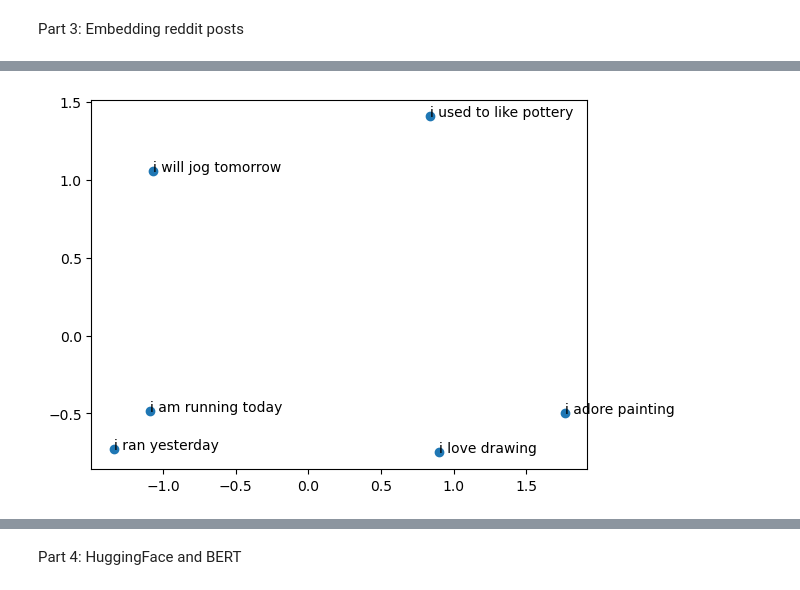
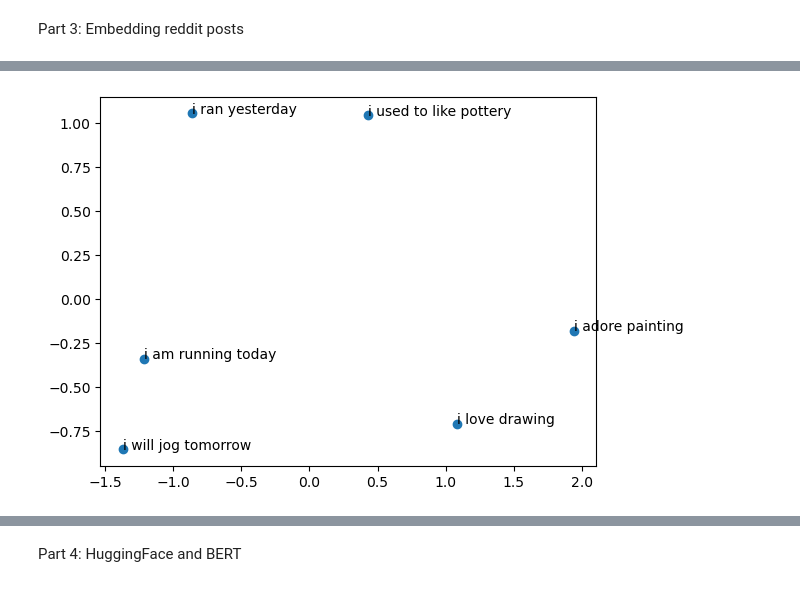
Before and after one commit to Deaygo24/project3-embeddings, a Jupyter notebook: project-3.ipynb, the cells around one changed output, grey strips where cells are left out. Drawn from its saved outputs; the diff is of its cells as text; code cells hidden in the pictures.

```diff
--- a/project-3.ipynb
+++ b/project-3.ipynb
@@ -285,32 +285,32 @@ print(bow_df)
 # %%
 #here is a function to calculate the average embedding of a cleaned document
 import numpy as np
 #we can sum together all the embeddings to get a representation of all the concepts expressed in the document
-def avg_embedding(sentence, model):
+def avg_embedding(sentence, twitter_model):
     words=sentence.split()
-    embeddings=[model[word] for word in words if word in model]
+    embeddings=[twitter_model[word] for word in words if word in twitter_model]
     return np.mean(embeddings, axis=0)
 
 sentences=["i am running today", "i will jog tomorrow", "i ran yesterday", "i love drawing", "i adore painting", "i used to like pottery"]
 
 #we can then calculate the average embedding of each sentence
 
-avg_embeddings=[avg_embedding(sentence, model) for sentence in sentences]
+avg_embeddings=[avg_embedding(sentence, twitter_model) for sentence in sentences]
 
 #we can then plot the pca of these embeddings
 
 pca=PCA(n_components=2)
 
 X_pca=pca.fit_transform(avg_embeddings)
 
 plt.scatter(X_pca[:,0],X_pca[:,1])
 
 for i, sentence in enumerate(sentences):
     plt.annotate(sentence, (X_pca[i,0],X_pca[i,1]))
 
 plt.show()
 # %% [output]
-[figure, old version]
+[figure, new version]
 # %%
 
 #use this function to calculate the average embedding of each post in the dataset
```
Also changed, not shown: parts of 6 cells of this notebook.
